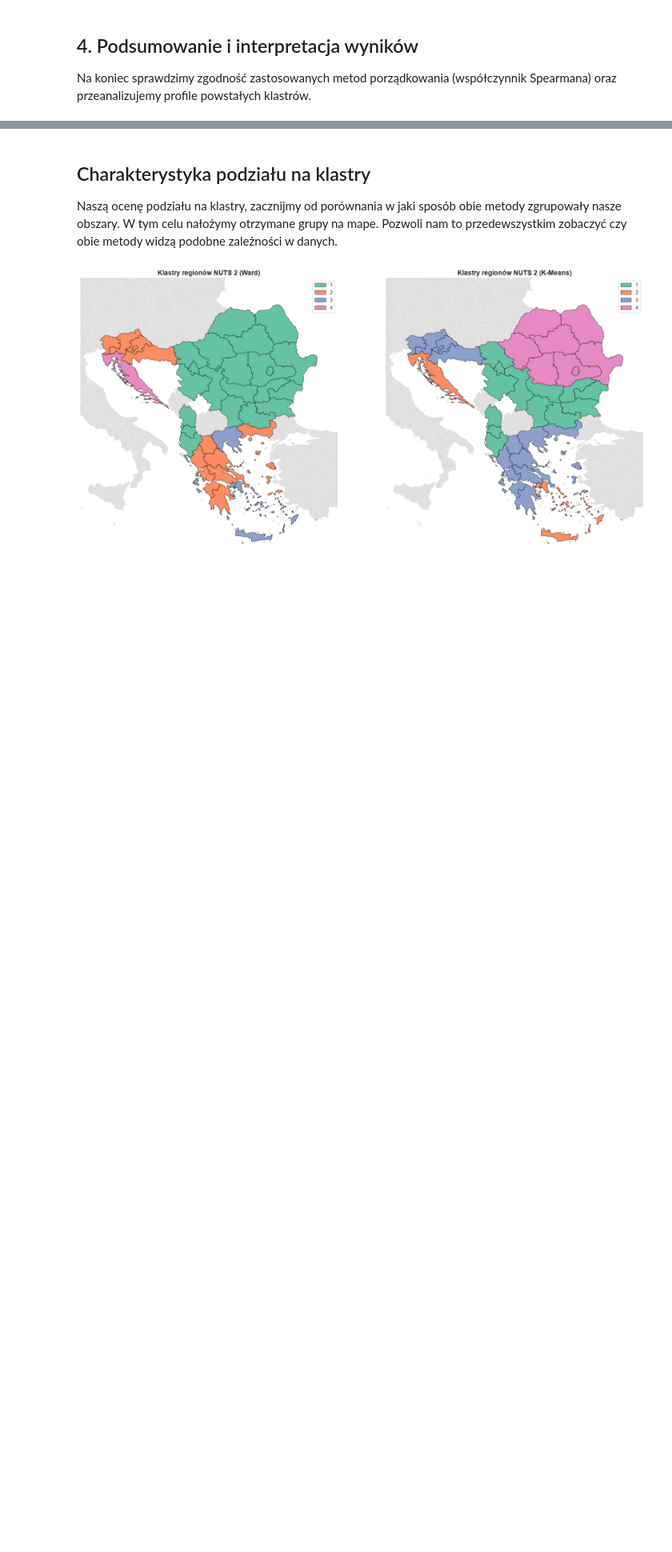
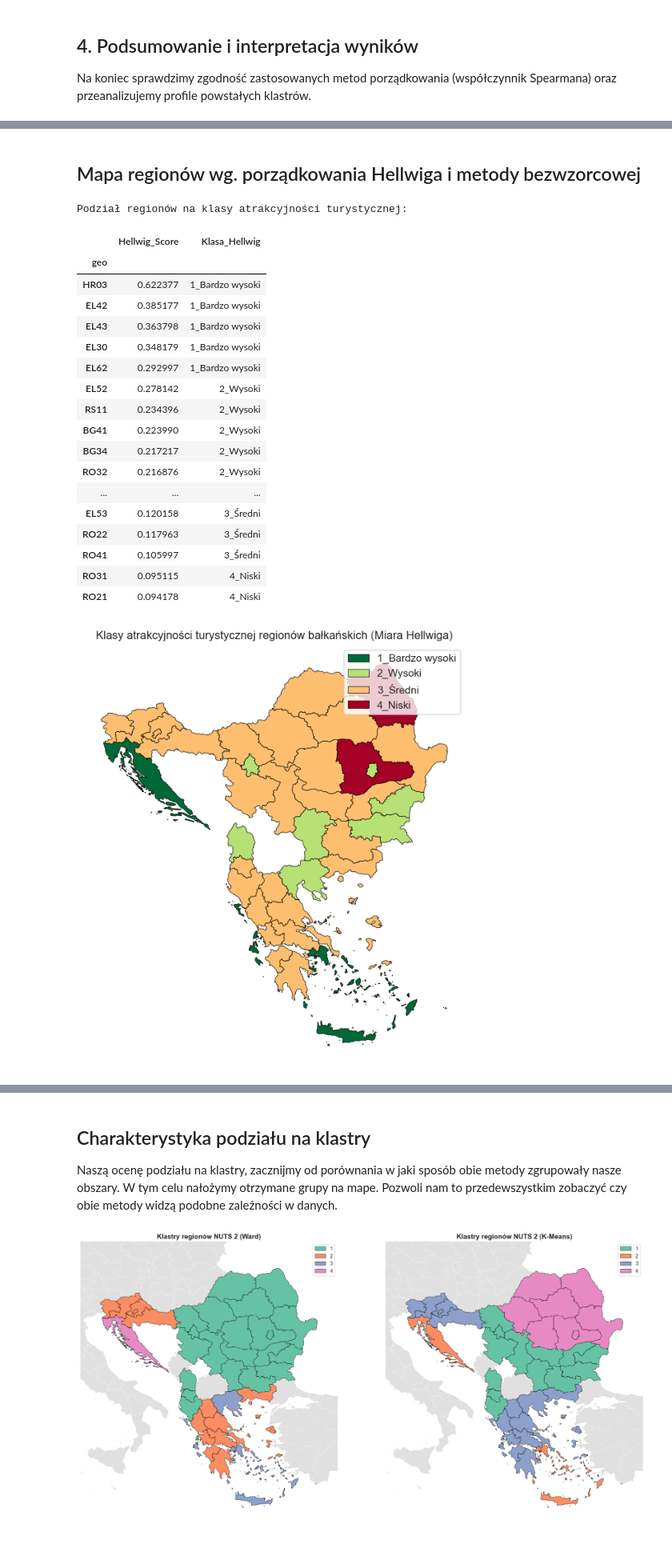
Before and after one commit to kawalerski-ja/Balkan-Tourism, a Jupyter notebook: Projekt_Balkany_Analiza_V3.ipynb, the cells around one changed output, grey strips where cells are left out. Shown at 80% size. Saved outputs shown, nothing was run; the diff lists cells and outputs as text; code cells hidden in the pictures; blank space fills up the shorter version.

```diff
--- a/Projekt_Balkany_Analiza_V3.ipynb
+++ b/Projekt_Balkany_Analiza_V3.ipynb
@@ -257,0 +280,57 @@ Charakterystyka klastrów (Metoda Warda) w odniesieniu do wskaźników i ranking
+# %% [markdown]
+## Mapa regionów wg. porządkowania Hellwiga i metody bezwzorcowej
+# %%
+# 1. Klasyfikacja typologiczna (Metoda Hellwiga)
+mean_h = df['Hellwig_Score'].mean()
+std_h = df['Hellwig_Score'].std(ddof=1)
+
+warunki = [
+    (df['Hellwig_Score'] >= mean_h + std_h),
+    (df['Hellwig_Score'] >= mean_h) & (df['Hellwig_Score'] < mean_h + std_h),
+    (df['Hellwig_Score'] >= mean_h - std_h) & (df['Hellwig_Score'] < mean_h),
+    (df['Hellwig_Score'] < mean_h - std_h)
+]
+klasy = ['1_Bardzo wysoki', '2_Wysoki', '3_Średni', '4_Niski']
+df['Klasa_Hellwig'] = np.select(warunki, klasy, default='Brak')
+
+print("\nPodział regionów na klasy atrakcyjności turystycznej:")
+display(df[['Hellwig_Score', 'Klasa_Hellwig']].sort_values('Hellwig_Score', ascending=False))
+
+# 2. Wizualizacja przestrzenna rankingu
+# Pobranie geometrii i łączenie po NUTS_ID
+nuts2_map = gpd.read_file("https://gisco-services.ec.europa.eu/distribution/v2/nuts/geojson/NUTS_RG_03M_2021_4326_LEVL_2.geojson")
+map_df = nuts2_map.merge(df, left_on='NUTS_ID', right_index=True)
+
+# Generowanie mapy
+fig, ax = plt.subplots(1, 1, figsize=(10, 8))
+map_df.plot(column='Klasa_Hellwig',
+            cmap='RdYlGn_r', # Zielony dla najlepszych, czerwony dla najsłabszych
+            edgecolor='black',
+            linewidth=0.5,
+            legend=True,
+            ax=ax)
+
+plt.title('Klasy atrakcyjności turystycznej regionów bałkańskich (Miara Hellwiga)')
+ax.set_axis_off()
+plt.show()
+# %% [output]
+Podział regionów na klasy atrakcyjności turystycznej:
+|  | Hellwig_Score | Klasa_Hellwig |
+| geo |  |  |
+| HR03 | 0.622377 | 1_Bardzo wysoki |
+| EL42 | 0.385177 | 1_Bardzo wysoki |
+| EL43 | 0.363798 | 1_Bardzo wysoki |
+| EL30 | 0.348179 | 1_Bardzo wysoki |
+| EL62 | 0.292997 | 1_Bardzo wysoki |
+| EL52 | 0.278142 | 2_Wysoki |
+| RS11 | 0.234396 | 2_Wysoki |
+| BG41 | 0.223990 | 2_Wysoki |
+| BG34 | 0.217217 | 2_Wysoki |
+| RO32 | 0.216876 | 2_Wysoki |
+| ... | ... | ... |
+| EL53 | 0.120158 | 3_Średni |
+| RO22 | 0.117963 | 3_Średni |
+| RO41 | 0.105997 | 3_Średni |
+| RO31 | 0.095115 | 4_Niski |
+| RO21 | 0.094178 | 4_Niski |
+[figure, added]
```
Also changed, not shown: parts of 19 cells of this notebook, 1 other file.
